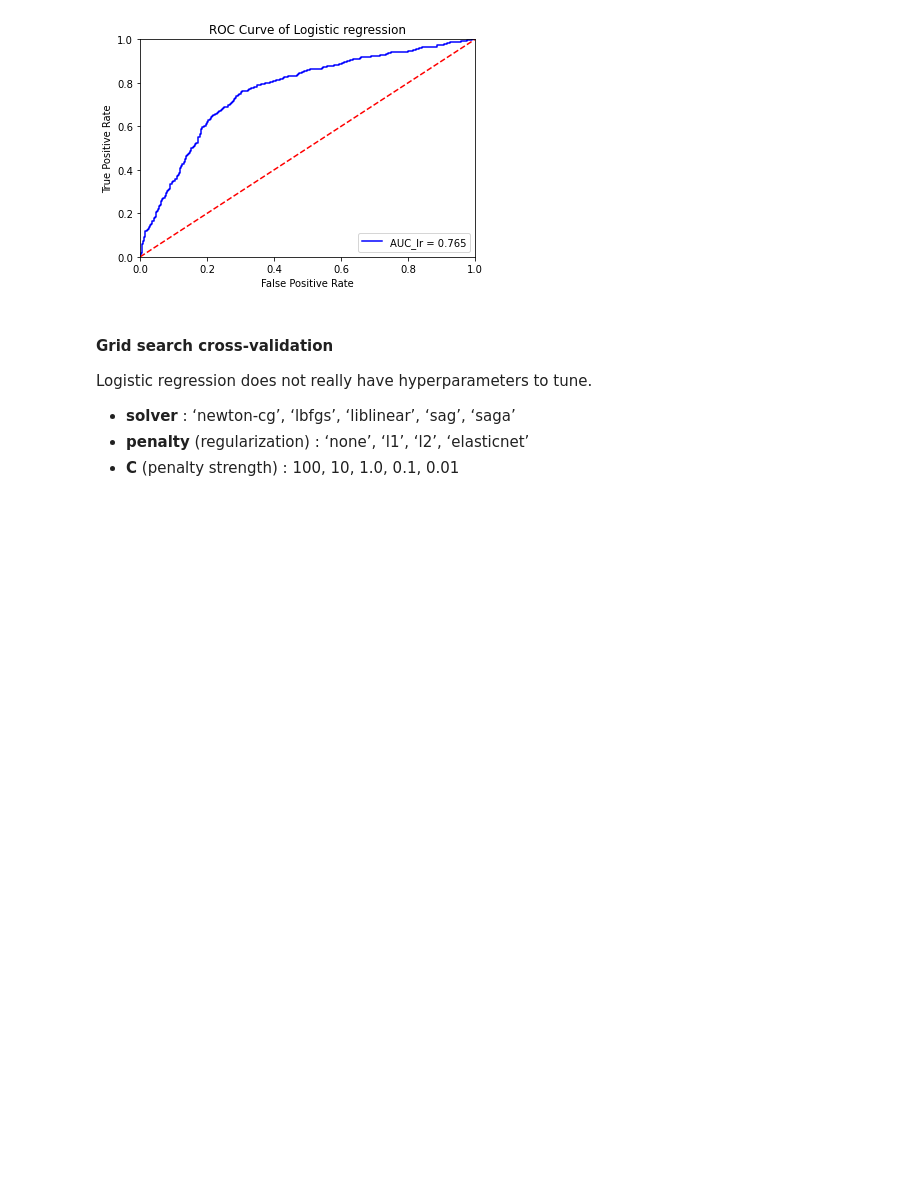
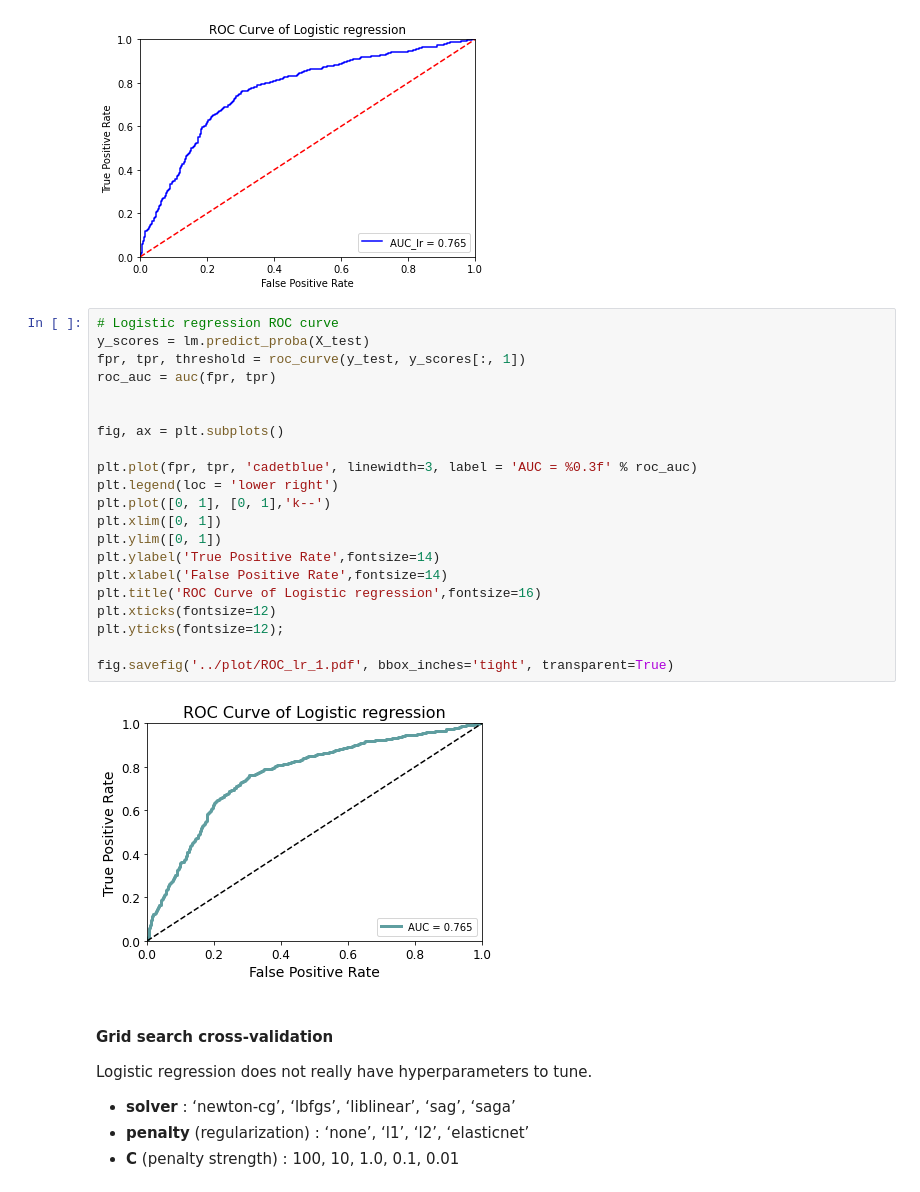
Before and after one commit to katiehuang1221/HR-Analytics-Predict-Who-Will-Leave-The-Job, a Jupyter notebook: notebook/08_refine_models_1.ipynb, the cells around one changed output. Drawn from its saved outputs; the diff is of its cells as text; blank space fills up the shorter version.

Commit message:
Added ROC plot with color.

```diff
--- a/notebook/08_refine_models_1.ipynb
+++ b/notebook/08_refine_models_1.ipynb
@@ -163,6 +163,29 @@ plt.title('ROC Curve of Logistic regression')
 plt.show()
 # %% [output]
 [figure]
+# %%
+# Logistic regression ROC curve
+y_scores = lm.predict_proba(X_test)
+fpr, tpr, threshold = roc_curve(y_test, y_scores[:, 1])
+roc_auc = auc(fpr, tpr)
+
+
+fig, ax = plt.subplots()
+
+plt.plot(fpr, tpr, 'cadetblue', linewidth=3, label = 'AUC = %0.3f' % roc_auc)
+plt.legend(loc = 'lower right')
+plt.plot([0, 1], [0, 1],'k--')
+plt.xlim([0, 1])
+plt.ylim([0, 1])
+plt.ylabel('True Positive Rate',fontsize=14)
+plt.xlabel('False Positive Rate',fontsize=14)
+plt.title('ROC Curve of Logistic regression',fontsize=16)
+plt.xticks(fontsize=12)
+plt.yticks(fontsize=12);
+
+fig.savefig('../plot/ROC_lr_1.pdf', bbox_inches='tight', transparent=True)
+# %% [output]
+[figure, added]
 # %% [markdown]
 #### Grid search cross-validation
 Logistic regression does not really have hyperparameters to tune.
```
Also changed, not shown: parts of 4 cells of this notebook.
